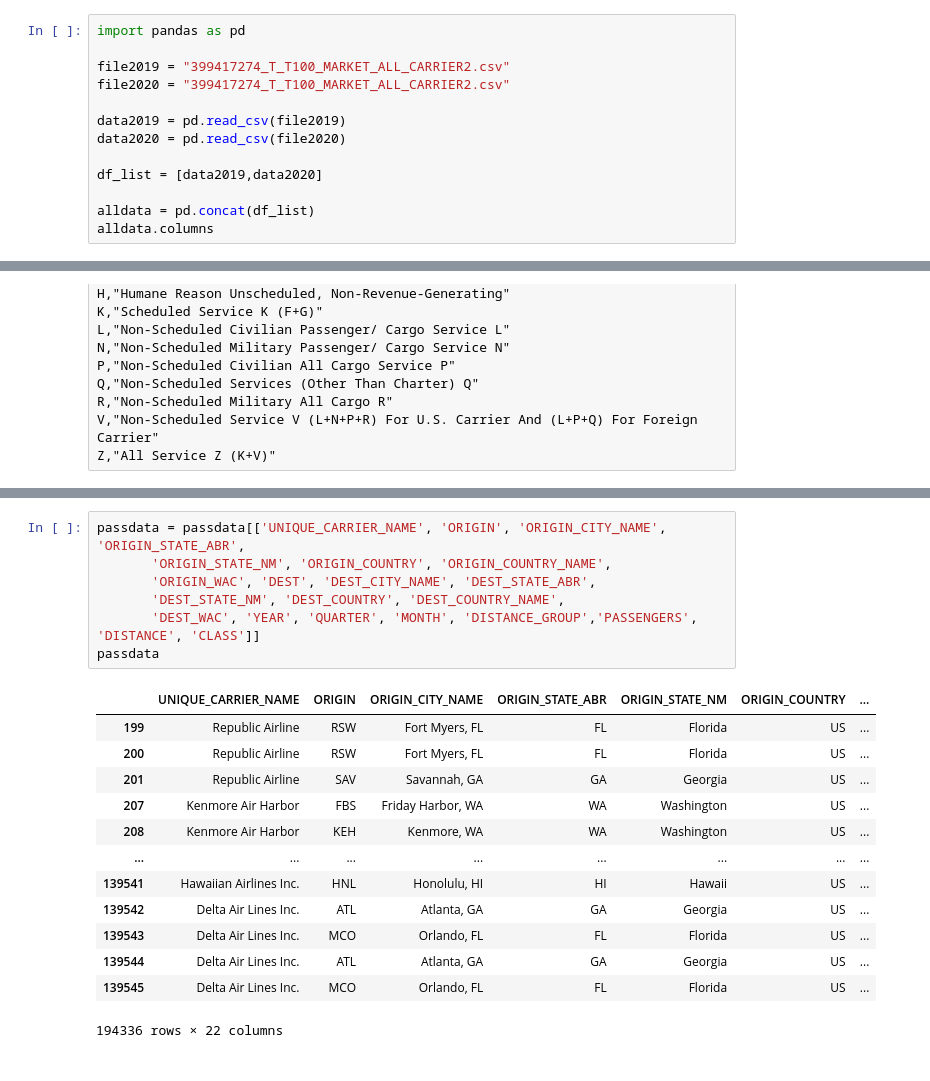
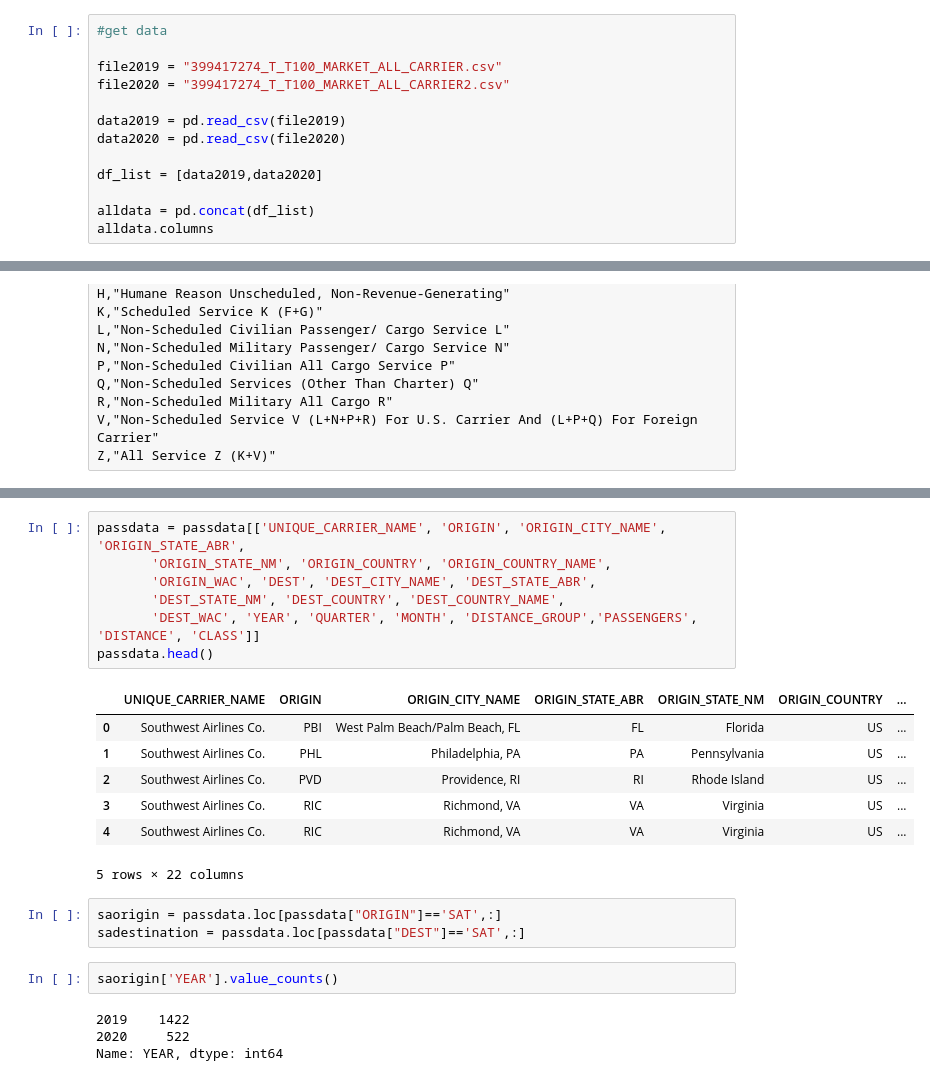
Before and after one commit to eukestad/team_awesomesauce, a Jupyter notebook: Erin/FlightData.ipynb, the cells around one changed output, grey strips where cells are left out. Saved outputs shown, nothing was run; the diff lists cells and outputs as text.

```diff
--- a/Erin/FlightData.ipynb
+++ b/Erin/FlightData.ipynb
@@ -1,7 +8,7 @@
 # %%
-import pandas as pd
+#get data
 
-file2019 = "399417274_T_T100_MARKET_ALL_CARRIER2.csv"
+file2019 = "399417274_T_T100_MARKET_ALL_CARRIER.csv"
 file2020 = "399417274_T_T100_MARKET_ALL_CARRIER2.csv"
 
 data2019 = pd.read_csv(file2019)
@@ -64,21 +55,24 @@ passdata
 # %%
 passdata = passdata[['UNIQUE_CARRIER_NAME', 'ORIGIN', 'ORIGIN_CITY_NAME', 'ORIGIN_STATE_ABR',
        'ORIGIN_STATE_NM', 'ORIGIN_COUNTRY', 'ORIGIN_COUNTRY_NAME',
        'ORIGIN_WAC', 'DEST', 'DEST_CITY_NAME', 'DEST_STATE_ABR',
        'DEST_STATE_NM', 'DEST_COUNTRY', 'DEST_COUNTRY_NAME',
        'DEST_WAC', 'YEAR', 'QUARTER', 'MONTH', 'DISTANCE_GROUP','PASSENGERS', 'DISTANCE', 'CLASS']]
-passdata
+passdata.head()
 # %% [output]
 |  | UNIQUE_CARRIER_NAME | ORIGIN | ORIGIN_CITY_NAME | ORIGIN_STATE_ABR | ORIGIN_STATE_NM | ORIGIN_COUNTRY | ... |
-| 199 | Republic Airline | RSW | Fort Myers, FL | FL | Florida | US | ... |
-| 200 | Republic Airline | RSW | Fort Myers, FL | FL | Florida | US | ... |
-| 201 | Republic Airline | SAV | Savannah, GA | GA | Georgia | US | ... |
-| 207 | Kenmore Air Harbor | FBS | Friday Harbor, WA | WA | Washington | US | ... |
-| 208 | Kenmore Air Harbor | KEH | Kenmore, WA | WA | Washington | US | ... |
-| ... | ... | ... | ... | ... | ... | ... | ... |
-| 139541 | Hawaiian Airlines Inc. | HNL | Honolulu, HI | HI | Hawaii | US | ... |
-| 139542 | Delta Air Lines Inc. | ATL | Atlanta, GA | GA | Georgia | US | ... |
-| 139543 | Delta Air Lines Inc. | MCO | Orlando, FL | FL | Florida | US | ... |
-| 139544 | Delta Air Lines Inc. | ATL | Atlanta, GA | GA | Georgia | US | ... |
-| 139545 | Delta Air Lines Inc. | MCO | Orlando, FL | FL | Florida | US | ... |
+| 0 | Southwest Airlines Co. | PBI | West Palm Beach/Palm Beach, FL | FL | Florida | US | ... |
+| 1 | Southwest Airlines Co. | PHL | Philadelphia, PA | PA | Pennsylvania | US | ... |
+| 2 | Southwest Airlines Co. | PVD | Providence, RI | RI | Rhode Island | US | ... |
+| 3 | Southwest Airlines Co. | RIC | Richmond, VA | VA | Virginia | US | ... |
+| 4 | Southwest Airlines Co. | RIC | Richmond, VA | VA | Virginia | US | ... |
-194336 rows × 22 columns
+5 rows × 22 columns
+# %%
+saorigin = passdata.loc[passdata["ORIGIN"]=='SAT',:]
+sadestination = passdata.loc[passdata["DEST"]=='SAT',:]
+# %%
+saorigin['YEAR'].value_counts()
+# %% [output]
+2019    1422
+2020     522
+Name: YEAR, dtype: int64
```
Also changed, not shown: parts of 16 cells of this notebook.
